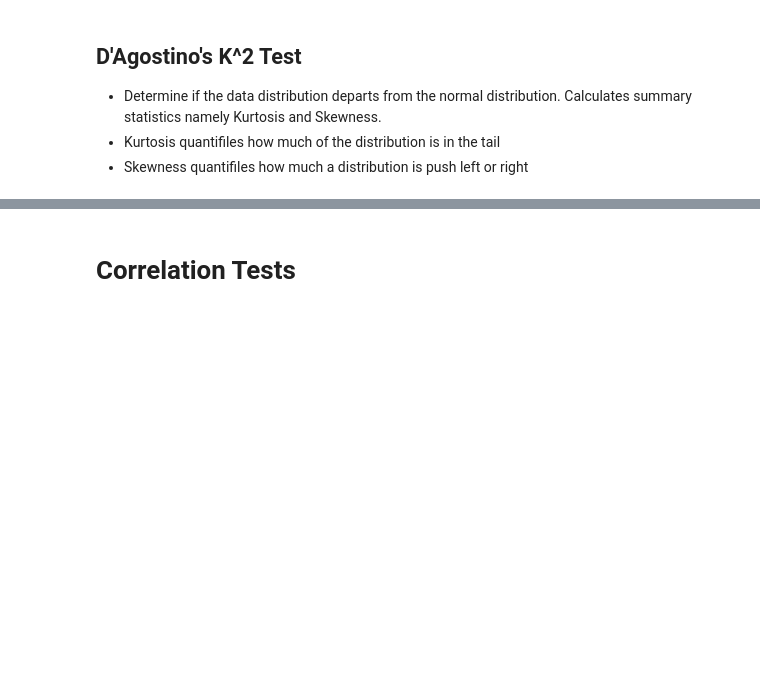
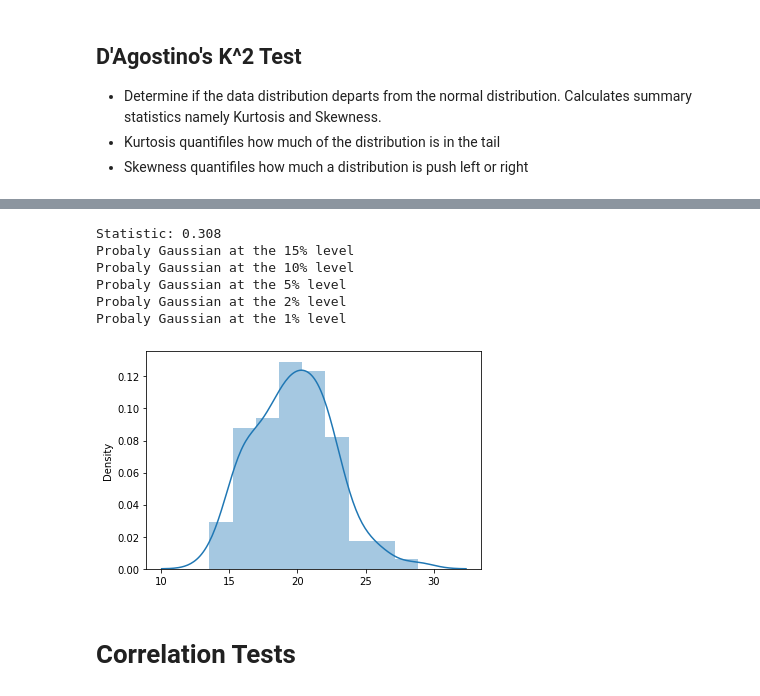
Before and after one commit to danielarruda1000/hypothesis_tests, a Jupyter notebook: hypothesis_tests.ipynb, the cells around one changed output, grey strips where cells are left out. Drawn from its saved outputs; the diff is of its cells as text; code cells hidden in the pictures; blank space fills up the shorter version.

```diff
--- a/hypothesis_tests.ipynb
+++ b/hypothesis_tests.ipynb
@@ -43,3 +69,28 @@ The data looks Gaussian (Fail to reject null hypothesis)
+# %%
+data = 3* randn(100) + 20
+
+result = anderson(data)
+
+stat = round(result.statistic,3)
+print(f'Statistic: {stat}')
+for i in range(len(result.critical_values)):
+  sl, cv = result.significance_level[i], result.critical_values[i]
+
+  if stat < cv:
+    print(f'Probaly Gaussian at the {round(sl)}% level')
+  else:
+    print(f'Probaly not Gaussian ate the {round(sl)}% level')
+
+sns.distplot(data)
+plt.show()
+# %% [output]
+Statistic: 0.308
+Probaly Gaussian at the 15% level
+Probaly Gaussian at the 10% level
+Probaly Gaussian at the 5% level
+Probaly Gaussian at the 2% level
+Probaly Gaussian at the 1% level
+[figure, added]
 # %% [markdown]
 # Correlation Tests
 # %% [markdown]
```
Also changed, not shown: parts of 4 cells of this notebook.
